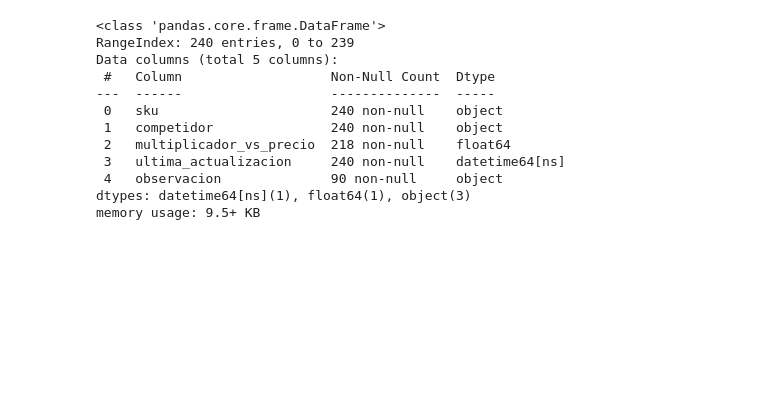
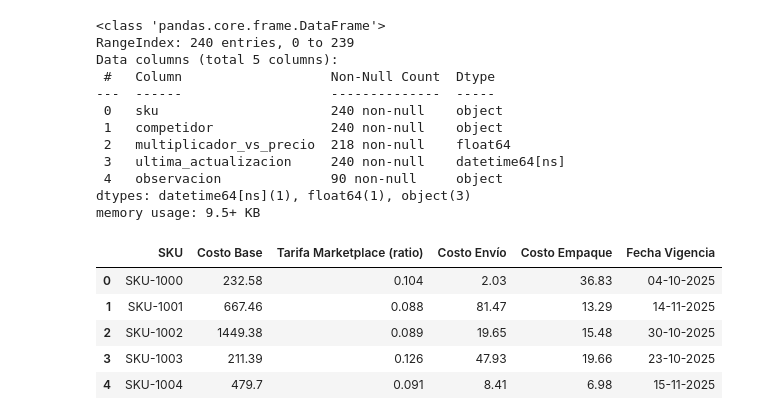
Before and after one commit to fttm-mdz/ANALISIS-PRECIOS-MARGENES-, a Jupyter notebook: notebooks/EDA.ipynb, the cells around one changed output. Cells and saved outputs as stored; diff of their text form; code cells hidden in the pictures; blank space fills up the shorter version.

```diff
--- a/notebooks/EDA.ipynb
+++ b/notebooks/EDA.ipynb
@@ -313,3 +313,12 @@ Data columns (total 5 columns):
  4   observacion              90 non-null     object
 dtypes: datetime64[ns](1), float64(1), object(3)
 memory usage: 9.5+ KB
+# %%
+costos_df.head()
+# %% [output]
+|  | SKU | Costo Base | Tarifa Marketplace (ratio) | Costo Envío | Costo Empaque | Fecha Vigencia |
+| 0 | SKU-1000 | 232.58 | 0.104 | 2.03 | 36.83 | 04-10-2025 |
+| 1 | SKU-1001 | 667.46 | 0.088 | 81.47 | 13.29 | 14-11-2025 |
+| 2 | SKU-1002 | 1449.38 | 0.089 | 19.65 | 15.48 | 30-10-2025 |
+| 3 | SKU-1003 | 211.39 | 0.126 | 47.93 | 19.66 | 23-10-2025 |
+| 4 | SKU-1004 | 479.7 | 0.091 | 8.41 | 6.98 | 15-11-2025 |
```
Also changed, not shown: parts of 2 cells of this notebook.
